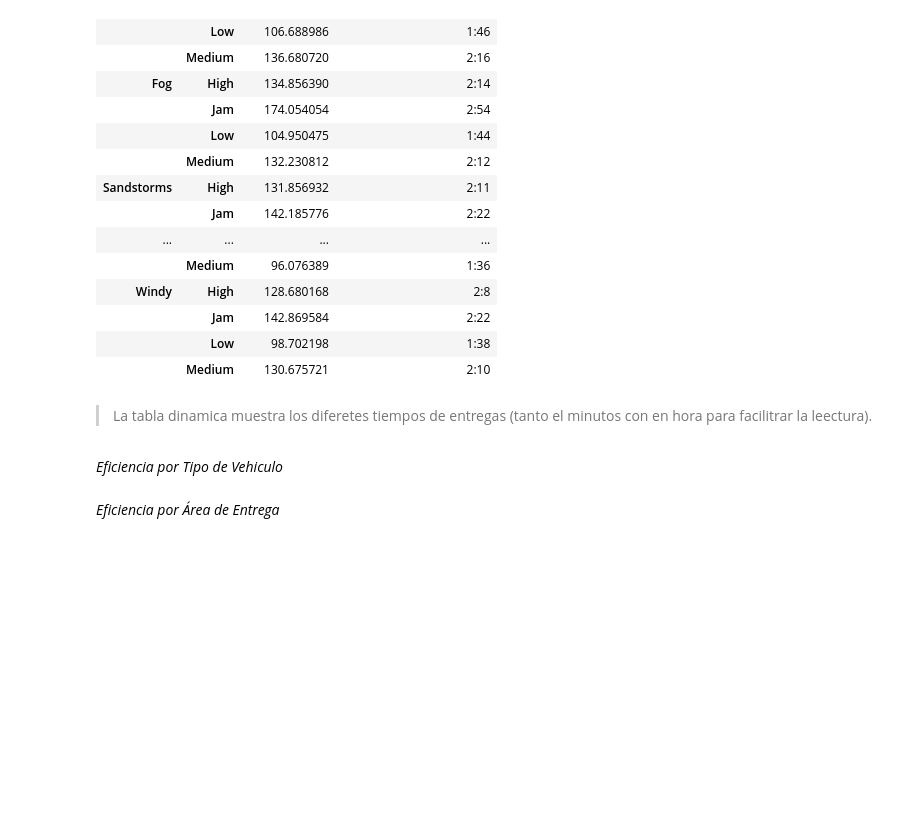
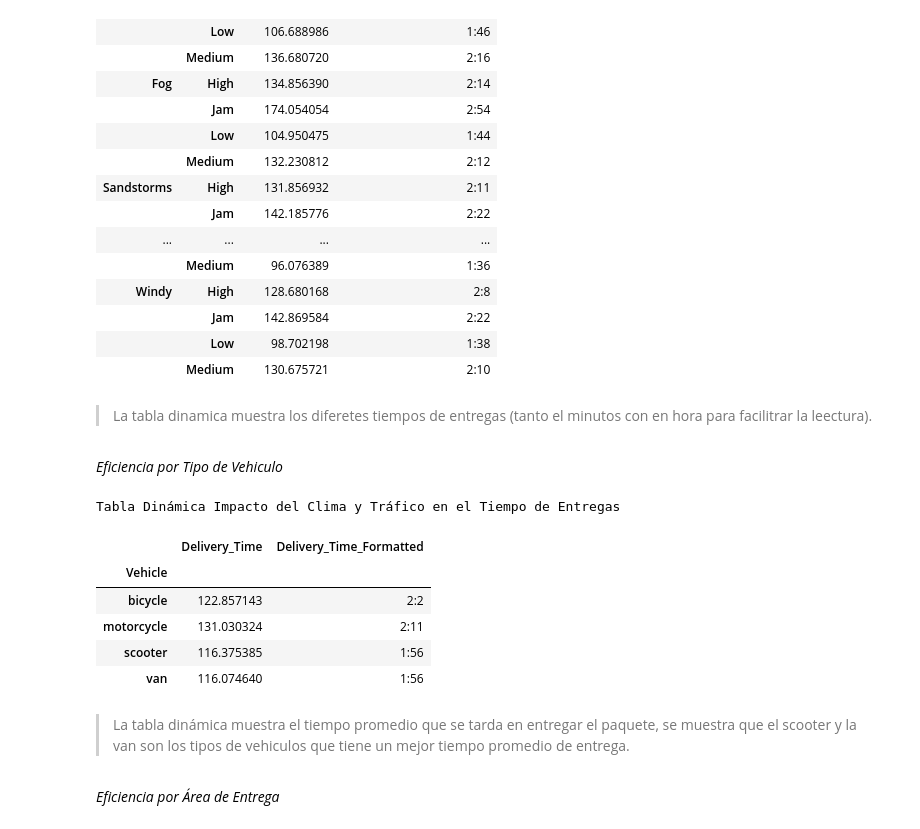
Before and after one commit to SaitoM17/amazon_delivery, a Jupyter notebook: notebooks/eda.ipynb, the cells around one changed output. Saved outputs shown, nothing was run; the diff lists cells and outputs as text; code cells hidden in the pictures; blank space fills up the shorter version.

Commit message:
feat(eda): Eficiencia por tipo de Vehiculo

```diff
--- a/notebooks/eda.ipynb
+++ b/notebooks/eda.ipynb
@@ -261,5 +261,28 @@ Tabla Dinámica Impacto del Clima y Tráfico en el Tiempo de Entregas
 > La tabla dinamica muestra los diferetes tiempos de entregas (tanto el minutos con en hora para facilitrar la leectura).
 # %% [markdown]
 *Eficiencia por Tipo de Vehiculo*
+# %%
+# Agrupar por vehiculo para eficación
+tipo_vehiculo_promedio = pd.pivot_table(df_amazon_delivery,
+                                        values='Delivery_Time',
+                                        index=['Vehicle'],
+                                        aggfunc='mean')
+
+# Aplicar el formateo a la columna de resultados de la tabla dinámica
+tipo_vehiculo_promedio['Delivery_Time_Formatted'] = \
+    tipo_vehiculo_promedio['Delivery_Time'].apply(format_minutes_to_hours_minutes)
+
+print("Tabla Dinámica Impacto del Clima y Tráfico en el Tiempo de Entregas")
+tipo_vehiculo_promedio
+# %% [output]
+Tabla Dinámica Impacto del Clima y Tráfico en el Tiempo de Entregas
+|  | Delivery_Time | Delivery_Time_Formatted |
+| Vehicle |  |  |
+| bicycle | 122.857143 | 2:2 |
+| motorcycle | 131.030324 | 2:11 |
+| scooter | 116.375385 | 1:56 |
+| van | 116.074640 | 1:56 |
+# %% [markdown]
+> La tabla dinámica muestra el tiempo promedio que se tarda en entregar el paquete, se muestra que el scooter y la van son los tipos de vehiculos que tiene un mejor tiempo promedio de entrega.
 # %% [markdown]
 *Eficiencia por Área de Entrega*
```
